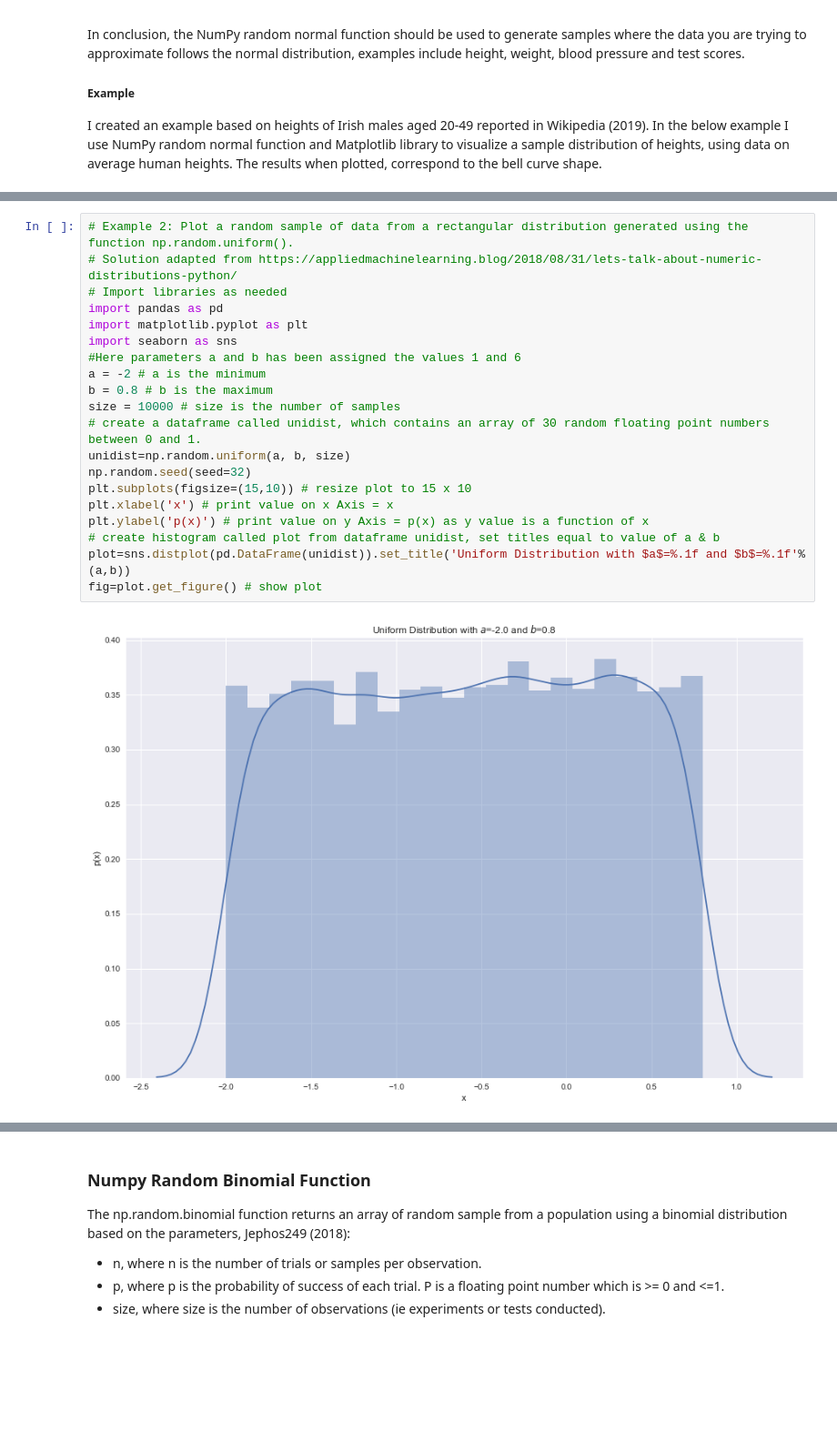
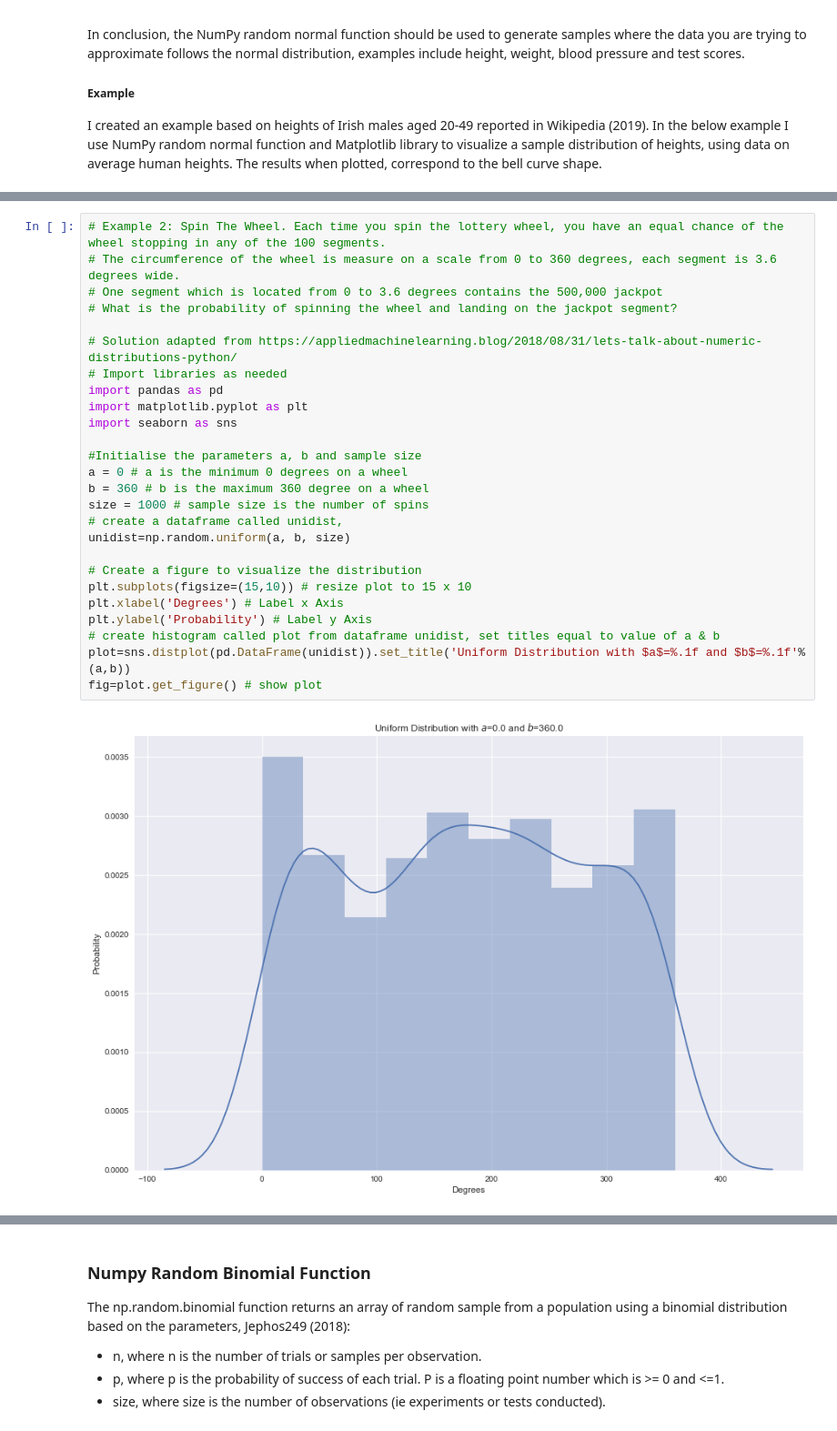
Before and after one commit to pcaulfie/ProgDA-Assignment, a Jupyter notebook: ProgDA-Assignment.ipynb, the cells around one changed output, grey strips where cells are left out. Shown: that part at 91% size. Drawn from its saved outputs; the diff is of its cells as text; blank space fills up the shorter version.

Commit message:
revised section on numpy.random.uniform fuction and added 3rd example of command

```diff
--- a/ProgDA-Assignment.ipynb
+++ b/ProgDA-Assignment.ipynb
@@ -126,24 +131,30 @@ array([0.87905938, 0.9164442 , 0.99780516, 0.0187286 , 0.96301199,
        0.02065484, 0.30716495, 0.50159805, 0.84537741, 0.30042923,
        0.2511389 , 0.3132552 , 0.60009496, 0.8879129 , 0.74002307])
 # %%
-# Example 2: Plot a random sample of data from a rectangular distribution generated using the function np.random.uniform().
+# Example 2: Spin The Wheel. Each time you spin the lottery wheel, you have an equal chance of the wheel stopping in any of the 100 segments.
+# The circumference of the wheel is measure on a scale from 0 to 360 degrees, each segment is 3.6 degrees wide.
+# One segment which is located from 0 to 3.6 degrees contains the 500,000 jackpot
+# What is the probability of spinning the wheel and landing on the jackpot segment?
+
 # Solution adapted from https://appliedmachinelearning.blog/2018/08/31/lets-talk-about-numeric-distributions-python/
 # Import libraries as needed
 import pandas as pd
 import matplotlib.pyplot as plt
 import seaborn as sns
-#Here parameters a and b has been assigned the values 1 and 6
-a = -2 # a is the minimum
-b = 0.8 # b is the maximum
-size = 10000 # size is the number of samples
-# create a dataframe called unidist, which contains an array of 30 random floating point numbers between 0 and 1.
+
+#Initialise the parameters a, b and sample size
+a = 0 # a is the minimum 0 degrees on a wheel
+b = 360 # b is the maximum 360 degree on a wheel
+size = 1000 # sample size is the number of spins
+# create a dataframe called unidist,
 unidist=np.random.uniform(a, b, size)
-np.random.seed(seed=32)
+
+# Create a figure to visualize the distribution
 plt.subplots(figsize=(15,10)) # resize plot to 15 x 10
-plt.xlabel('x') # print value on x Axis = x
-plt.ylabel('p(x)') # print value on y Axis = p(x) as y value is a function of x
+plt.xlabel('Degrees') # Label x Axis
+plt.ylabel('Probability') # Label y Axis
 # create histogram called plot from dataframe unidist, set titles equal to value of a & b
 plot=sns.distplot(pd.DataFrame(unidist)).set_title('Uniform Distribution with $a$=%.1f and $b$=%.1f'%(a,b))
 fig=plot.get_figure() # show plot
 # %% [output]
-[figure, old version]
+[figure, new version]
```
Also changed, not shown: parts of 12 cells of this notebook.
